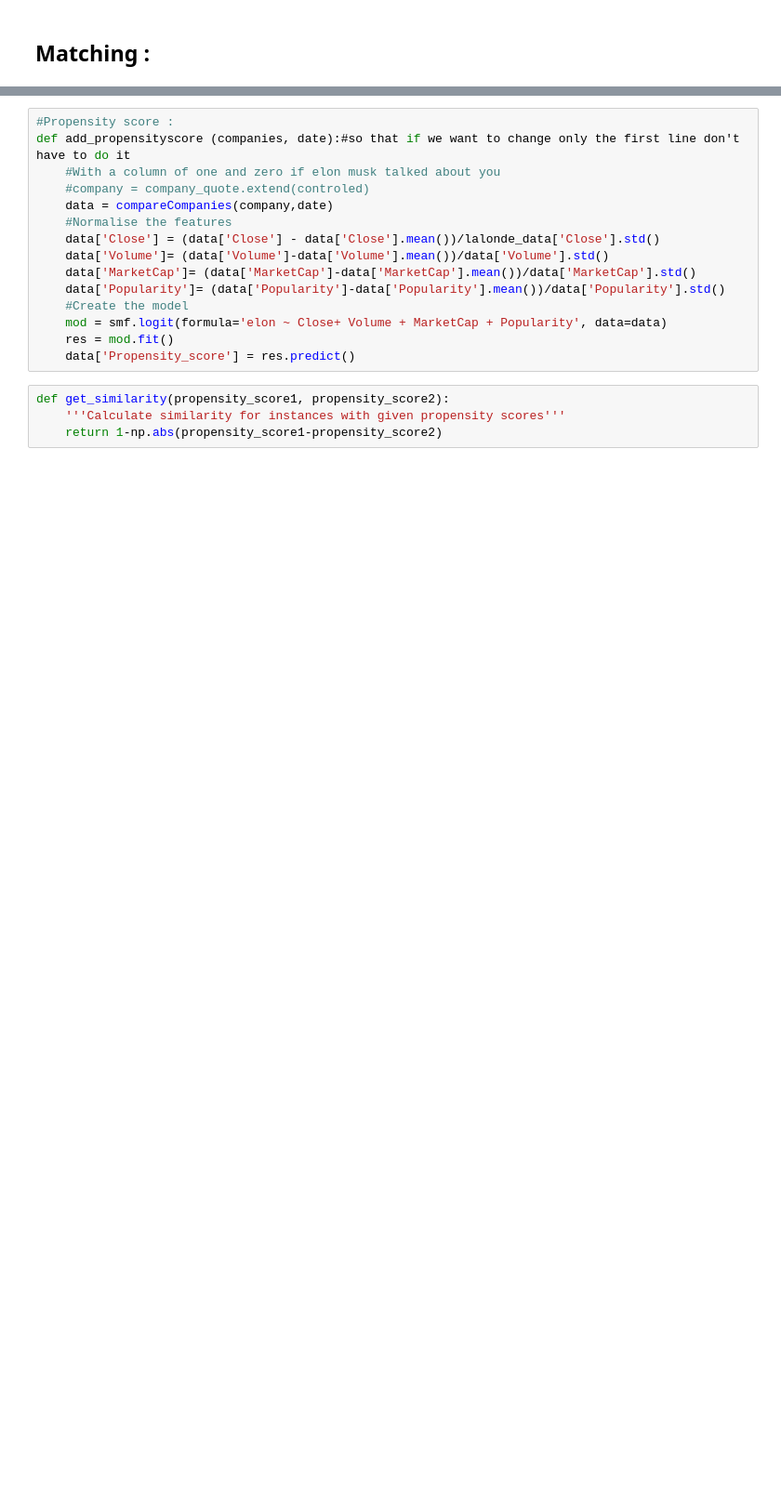
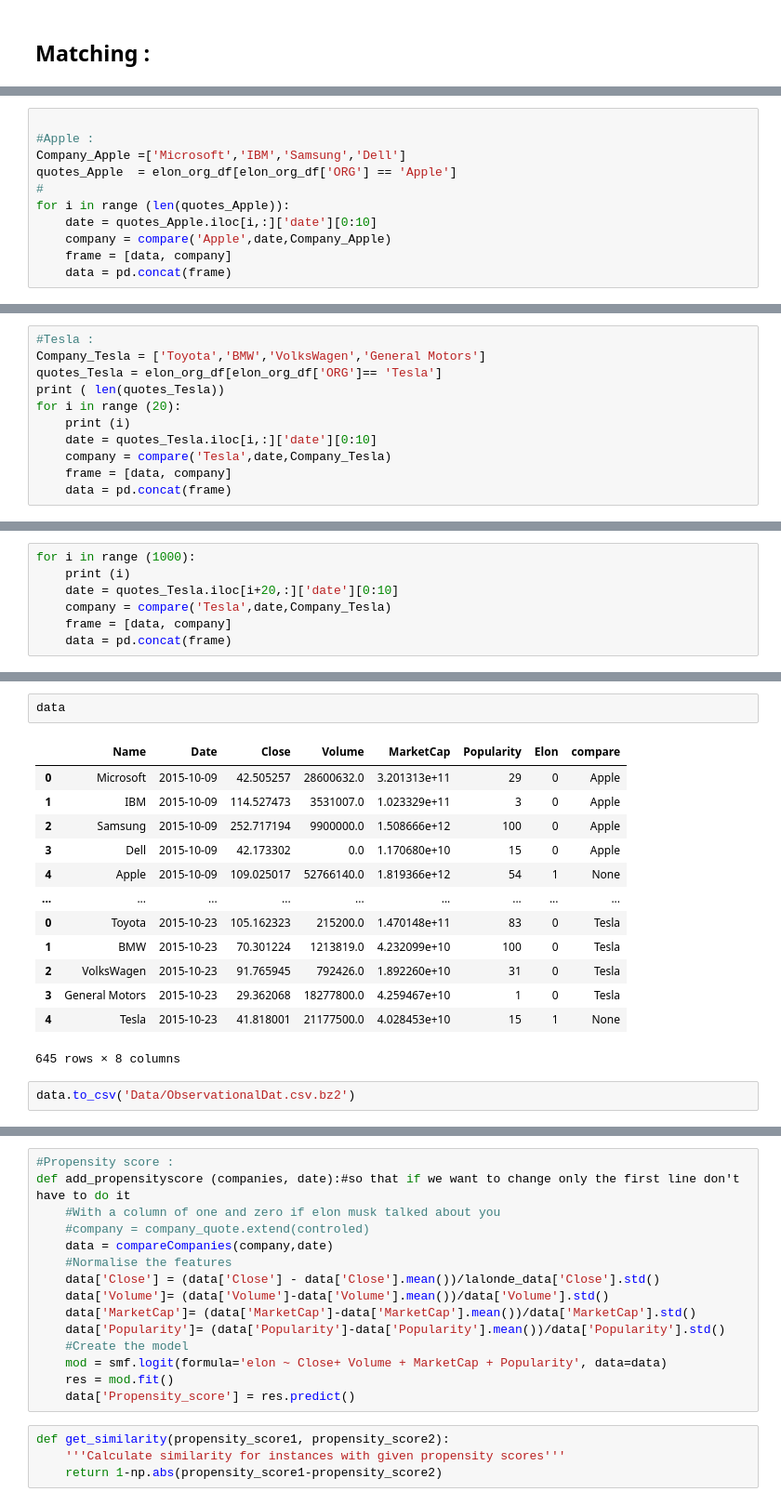
Before and after one commit to LobsterChampage/ada-2021-project-madagascar, a Jupyter notebook: Observational study.ipynb, the cells around one changed output, grey strips where cells are left out. Shown at 93% size. Drawn from its saved outputs; the diff is of its cells as text; blank space fills up the shorter version.

```diff
--- a/Observational study.ipynb
+++ b/Observational study.ipynb
@@ -57,0 +37,11 @@ quotes_Apple.iloc[1,:]['date'][0:10]
+# %%
+
+#Apple :
+Company_Apple =['Microsoft','IBM','Samsung','Dell']
+quotes_Apple  = elon_org_df[elon_org_df['ORG'] == 'Apple']
+#
+for i in range (len(quotes_Apple)):
+    date = quotes_Apple.iloc[i,:]['date'][0:10]
+    company = compare('Apple',date,Company_Apple)
+    frame = [data, company]
+    data = pd.concat(frame)
@@ -57,0 +67,11 @@ quotes_Apple.iloc[1,:]['date'][0:10]
+# %%
+#Tesla :
+Company_Tesla = ['Toyota','BMW','VolksWagen','General Motors']
+quotes_Tesla = elon_org_df[elon_org_df['ORG']== 'Tesla']
+print ( len(quotes_Tesla))
+for i in range (20):
+    print (i)
+    date = quotes_Tesla.iloc[i,:]['date'][0:10]
+    company = compare('Tesla',date,Company_Tesla)
+    frame = [data, company]
+    data = pd.concat(frame)
@@ -57,0 +118,7 @@ quotes_Apple.iloc[1,:]['date'][0:10]
+# %%
+for i in range (1000):
+    print (i)
+    date = quotes_Tesla.iloc[i+20,:]['date'][0:10]
+    company = compare('Tesla',date,Company_Tesla)
+    frame = [data, company]
+    data = pd.concat(frame)
@@ -57,0 +143,18 @@ quotes_Apple.iloc[1,:]['date'][0:10]
+# %%
+data
+# %% [output]
+|  | Name | Date | Close | Volume | MarketCap | Popularity | Elon | compare |
+| 0 | Microsoft | 2015-10-09 | 42.505257 | 28600632.0 | 3.201313e+11 | 29 | 0 | Apple |
+| 1 | IBM | 2015-10-09 | 114.527473 | 3531007.0 | 1.023329e+11 | 3 | 0 | Apple |
+| 2 | Samsung | 2015-10-09 | 252.717194 | 9900000.0 | 1.508666e+12 | 100 | 0 | Apple |
+| 3 | Dell | 2015-10-09 | 42.173302 | 0.0 | 1.170680e+10 | 15 | 0 | Apple |
+| 4 | Apple | 2015-10-09 | 109.025017 | 52766140.0 | 1.819366e+12 | 54 | 1 | None |
+| ... | ... | ... | ... | ... | ... | ... | ... | ... |
+| 0 | Toyota | 2015-10-23 | 105.162323 | 215200.0 | 1.470148e+11 | 83 | 0 | Tesla |
+| 1 | BMW | 2015-10-23 | 70.301224 | 1213819.0 | 4.232099e+10 | 100 | 0 | Tesla |
+| 2 | VolksWagen | 2015-10-23 | 91.765945 | 792426.0 | 1.892260e+10 | 31 | 0 | Tesla |
+| 3 | General Motors | 2015-10-23 | 29.362068 | 18277800.0 | 4.259467e+10 | 1 | 0 | Tesla |
+| 4 | Tesla | 2015-10-23 | 41.818001 | 21177500.0 | 4.028453e+10 | 15 | 1 | None |
+645 rows × 8 columns
+# %%
+data.to_csv('Data/ObservationalDat.csv.bz2')
```
Also changed, not shown: parts of 19 cells of this notebook.
